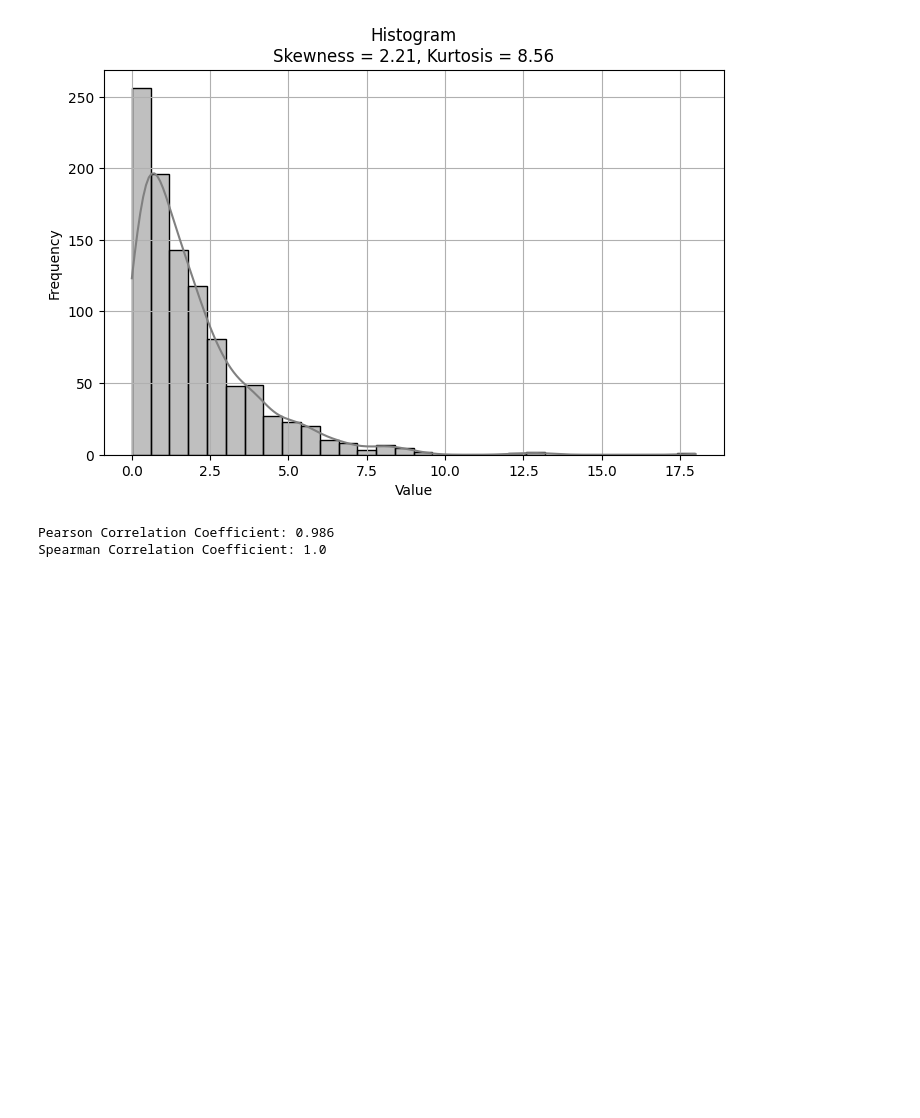
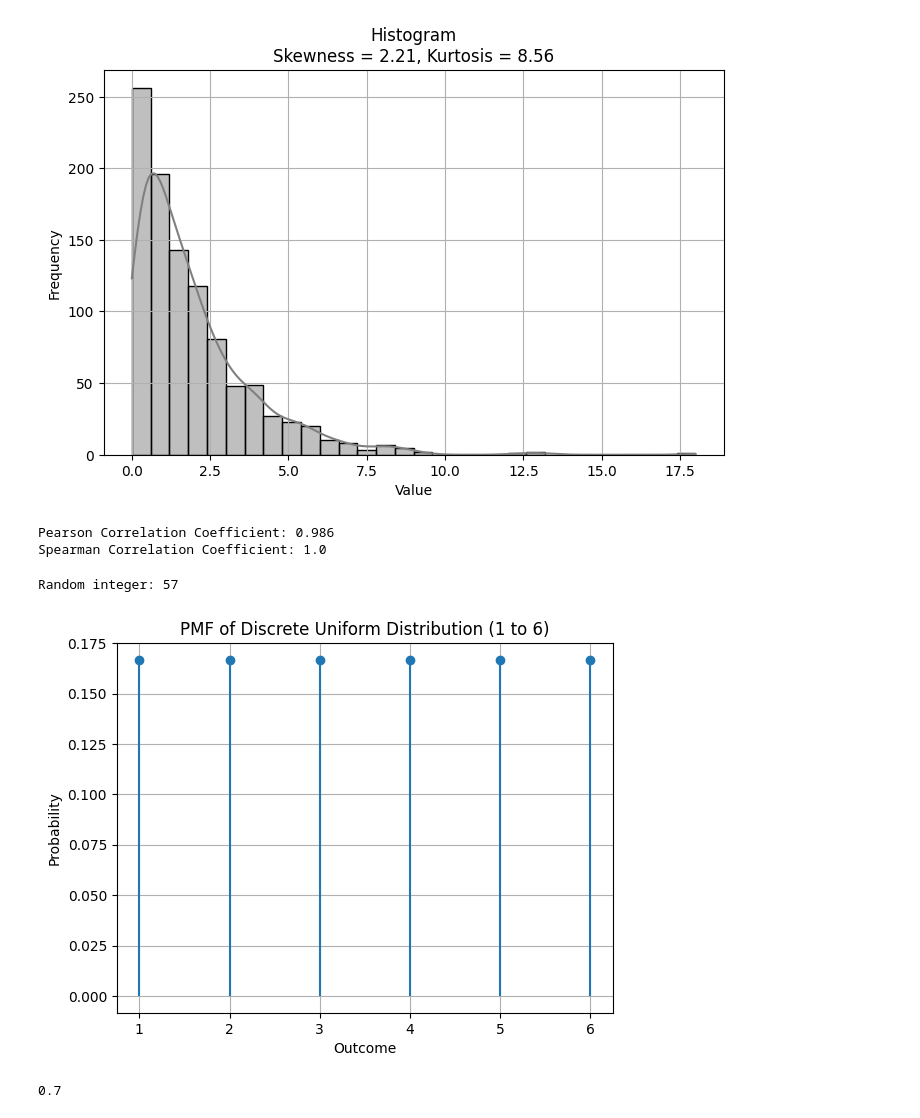
Before and after one commit to Abhish0407/Statistics, a Jupyter notebook: STATS1-ans.ipynb, the cells around one changed output. Cells and saved outputs as stored; diff of their text form; code cells hidden in the pictures; blank space fills up the shorter version.

```diff
--- a/STATS1-ans.ipynb
+++ b/STATS1-ans.ipynb
@@ -683,3 +683,63 @@ print("Spearman Correlation Coefficient:", round(spearman_corr, 3))
 # %% [output]
 Pearson Correlation Coefficient: 0.986
 Spearman Correlation Coefficient: 1.0
+# %%
+# PRACTICAL QUESTIONS
+# 1] Write a Python program to generate a random variable and display its value
+import random
+
+rand_int = random.randint(1, 100)
+print("Random integer:", rand_int)
+# %% [output]
+Random integer: 57
+# %%
+# 2]  Generate a discrete uniform distribution using Python and plot the probability mass function (PMF)
+import numpy as np
+import matplotlib.pyplot as plt
+from scipy.stats import randint
+
+# Define the range of the discrete uniform distribution (e.g., 1 to 6)
+low = 1
+high = 7  # upper bound is exclusive
+
+# Create a discrete uniform distribution object
+dist = randint(low, high)
+
+# Define the x values (possible outcomes)
+x = np.arange(low, high)
+
+# Get PMF values
+pmf = dist.pmf(x)
+
+# Plot the PMF
+plt.stem(x, pmf, basefmt=" ")
+plt.title("PMF of Discrete Uniform Distribution (1 to 6)")
+plt.xlabel("Outcome")
+plt.ylabel("Probability")
+plt.grid(True)
+plt.show()
+# %% [output]
+[figure, added]
+# %%
+# 3] Write a Python function to calculate the probability distribution function (PDF) of a Bernoulli distribution
+def bernoulli_pdf(x, p):
+    """
+    Calculate the PDF of a Bernoulli distribution.
+
+    Parameters:
+    x (int): 0 or 1
+    p (float): Probability of success (0 ≤ p ≤ 1)
+
+    Returns:
+    float: Probability of observing x
+    """
+    if x not in [0, 1]:
+        raise ValueError("x must be 0 or 1")
+    if not (0 <= p <= 1):
+        raise ValueError("p must be between 0 and 1")
+
+    return p if x == 1 else 1 - p
+
+print(bernoulli_pdf(1, 0.7))
+# %% [output]
+0.7
```
Also changed, not shown: parts of 21 cells of this notebook.
